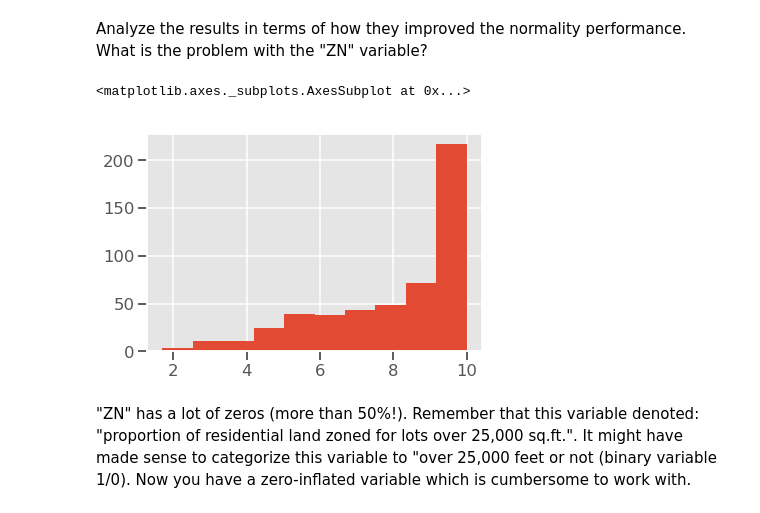
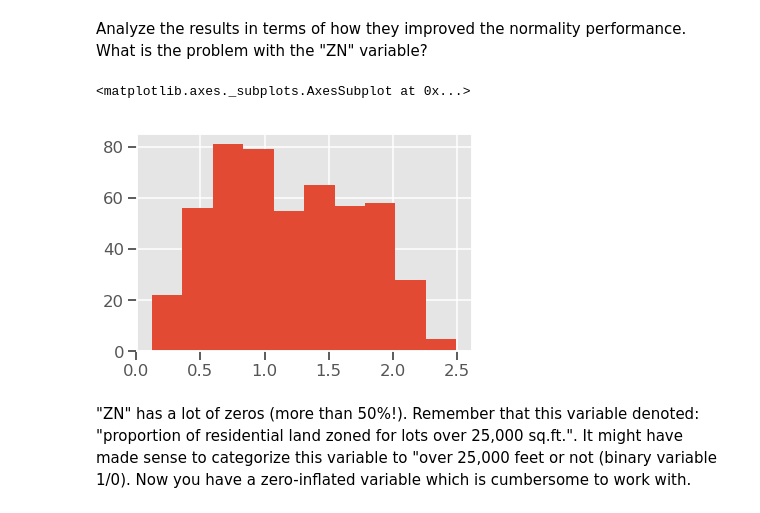
Before and after one commit to keita-dc/dsc-feature-scaling-and-normalization-lab-dc-ds-060319, a Jupyter notebook: index.ipynb, the cells around one changed output. Cells and saved outputs as stored; diff of their text form; code cells hidden in the pictures.

```diff
--- a/index.ipynb
+++ b/index.ipynb
@@ -79,10 +79,10 @@ Analyze the results in terms of how they improved the normality performance. Wha
 # %%
 boston_features["log_dis"] = np.log(boston_features.DIS)
 # %%
-boston_features["sqrt_age"].hist()
+boston_features["log_dis"].hist()
 # %% [output]
 <matplotlib.axes._subplots.AxesSubplot at 0x...>
-[figure, old version]
+[figure, new version]
 # %% [markdown]
 "ZN" has a lot of zeros (more than 50%!). Remember that this variable denoted: "proportion of residential land zoned for lots over 25,000 sq.ft.". It might have made sense to categorize this variable to "over 25,000 feet or not (binary variable 1/0). Now you have a zero-inflated variable which is cumbersome to work with.
 # %% [markdown]
```
